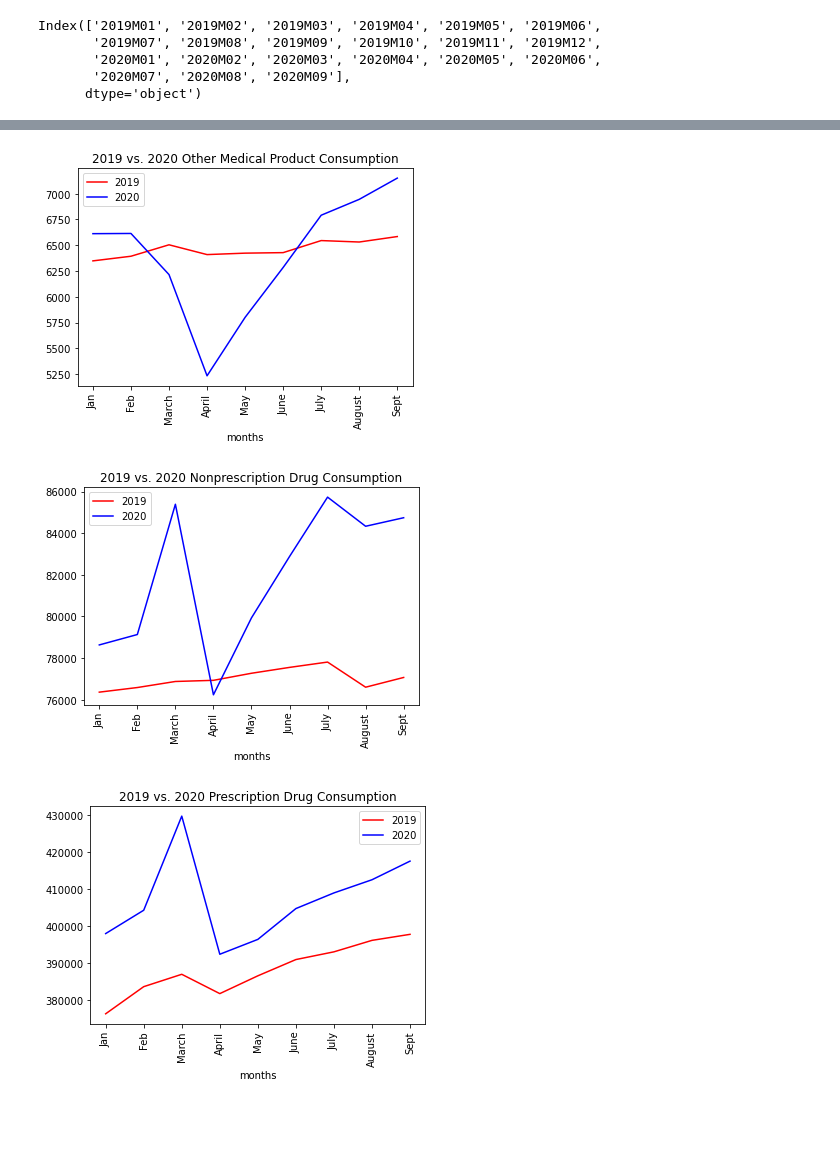
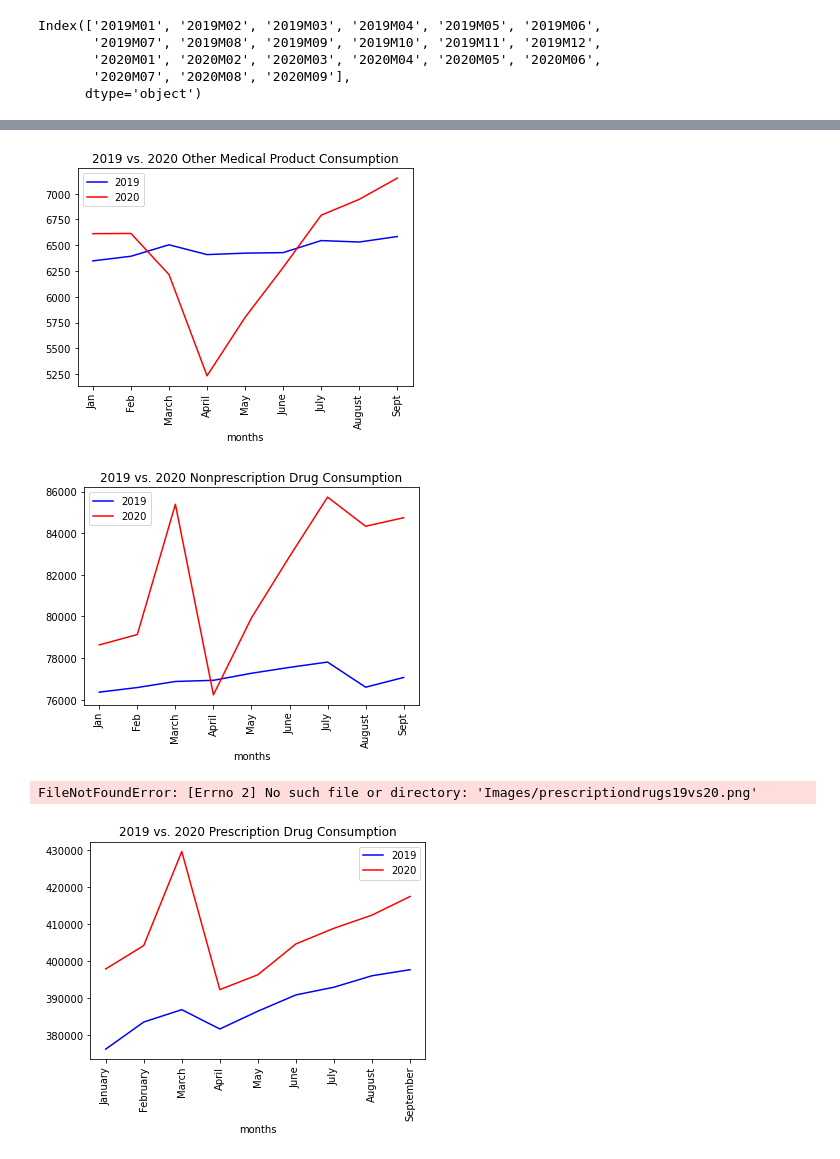
Before and after one commit to staceywai/bootcamp-project, a Jupyter notebook: 2019 vs. 2020 Necessities Comparison.ipynb, the cells around one changed output, grey strips where cells are left out. Cells and saved outputs as stored; diff of their text form; code cells hidden in the pictures; blank space fills up the shorter version.

```diff
--- a/2019 vs. 2020 Necessities Comparison.ipynb
+++ b/2019 vs. 2020 Necessities Comparison.ipynb
@@ -227,10 +229,10 @@ plt.show()
 # %%
 # 2019 vs. 2020 Other Medical Product Consumption
 othermedicalproduct19 = plt.plot(months, graph19_df.loc['Other medical products',['2019M01', '2019M02', '2019M03', '2019M04', '2019M05', '2019M06',
-       '2019M07', '2019M08', '2019M09']], color="red", label="2019")
+       '2019M07', '2019M08', '2019M09']], color="blue", label="2019")
 
 othermedicalproduct20 = plt.plot(months, graph20_df.loc['Other medical products',['2020M01', '2020M02', '2020M03', '2020M04', '2020M05', '2020M06',
-       '2020M07', '2020M08', '2020M09']], color="blue", label="2020")
+       '2020M07', '2020M08', '2020M09']], color="red", label="2020")
 
 plt.legend([2019, 2020], loc="best")
 plt.title("2019 vs. 2020 Other Medical Product Consumption")
@@ -238,14 +240,14 @@ plt.xlabel("months")
 plt.xticks(rotation="vertical")
 plt.show()
 # %% [output]
-[figure, old version]
+[figure, new version]
 # %%
 # 2019 vs. 2020 Nonprescription Drug Consumption
 nonpresceiptiondrugs19 = plt.plot(months, graph19_df.loc['Nonprescription drugs',['2019M01', '2019M02', '2019M03', '2019M04', '2019M05', '2019M06',
-       '2019M07', '2019M08', '2019M09']], color="red", label="2019")
+       '2019M07', '2019M08', '2019M09']], color="blue", label="2019")
 
 nonprescriptiondrugs20 = plt.plot(months, graph20_df.loc['Nonprescription drugs',['2020M01', '2020M02', '2020M03', '2020M04', '2020M05', '2020M06',
-       '2020M07', '2020M08', '2020M09']], color="blue", label="2020")
+       '2020M07', '2020M08', '2020M09']], color="red", label="2020")
 
 plt.legend([2019, 2020], loc="best")
 plt.title("2019 vs. 2020 Nonprescription Drug Consumption")
@@ -253,19 +255,21 @@ plt.xlabel("months")
 plt.xticks(rotation="vertical")
 plt.show()
 # %% [output]
-[figure, old version]
+[figure, new version]
 # %%
 # 2019 vs. 2020 Prescription Drug Consumption
 presceiptiondrugs19 = plt.plot(months, graph19_df.loc['Prescription drugs',['2019M01', '2019M02', '2019M03', '2019M04', '2019M05', '2019M06',
-       '2019M07', '2019M08', '2019M09']], color="red", label="2019")
+       '2019M07', '2019M08', '2019M09']], color="blue", label="2019")
 
 prescriptiondrugs20 = plt.plot(months, graph20_df.loc['Prescription drugs',['2020M01', '2020M02', '2020M03', '2020M04', '2020M05', '2020M06',
-       '2020M07', '2020M08', '2020M09']], color="blue", label="2020")
+       '2020M07', '2020M08', '2020M09']], color="red", label="2020")
 
 plt.legend([2019, 2020], loc="best")
 plt.title("2019 vs. 2020 Prescription Drug Consumption")
 plt.xlabel("months")
 plt.xticks(rotation="vertical")
+plt.savefig('Images/prescriptiondrugs19vs20.png')
 plt.show()
 # %% [output]
+FileNotFoundError: [Errno 2] No such file or directory: 'Images/prescriptiondrugs19vs20.png'
-[figure, old version]
+[figure, new version]
```
Also changed, not shown: parts of 9 cells of this notebook.
